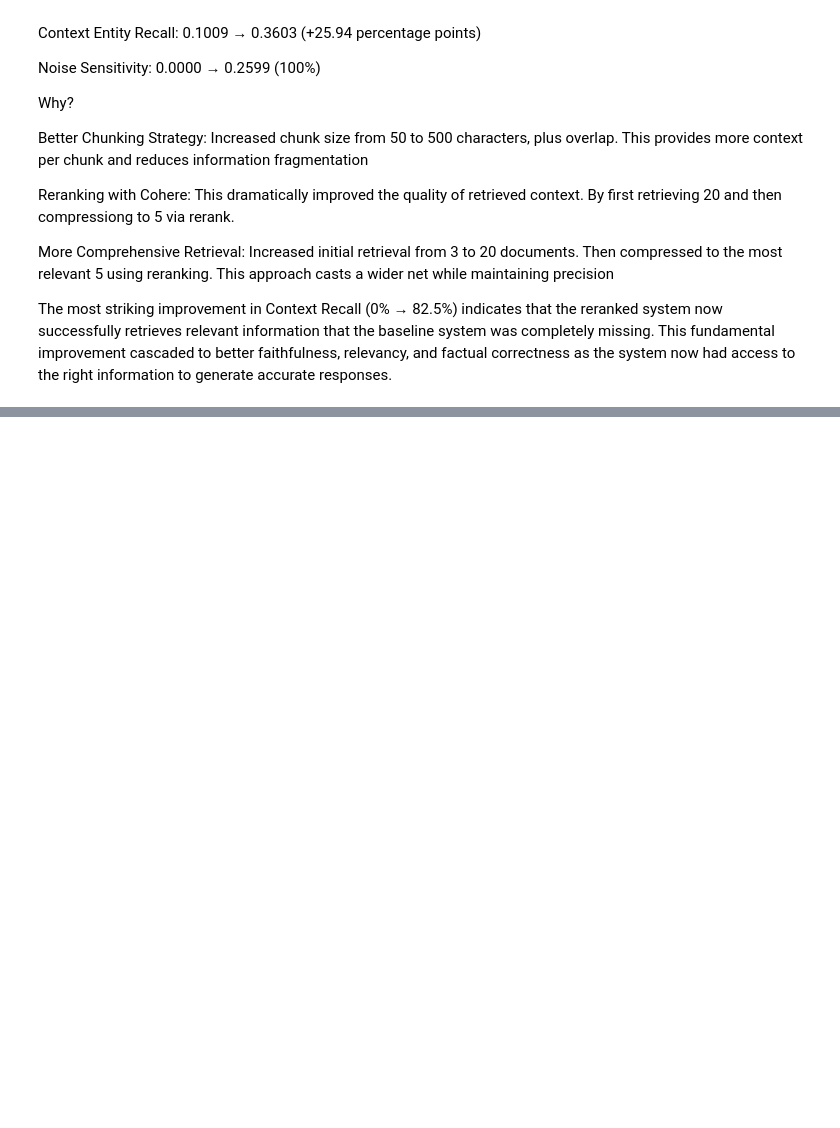
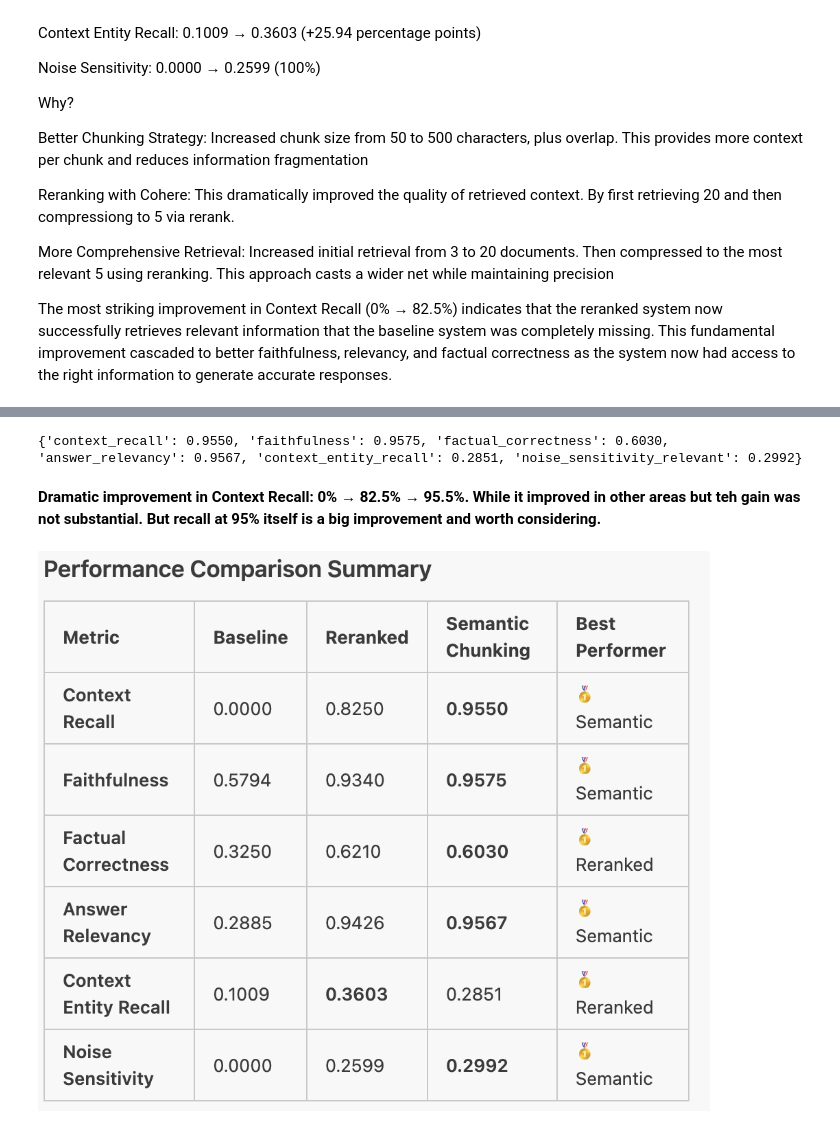
Before and after one commit to NUBYRA/AIE8, a Jupyter notebook: 08_Evaluating_RAG_With_Ragas/Evaluating_RAG_with_Ragas_(2025)_AI_Makerspace.ipynb, the cells around one changed output, grey strips where cells are left out. Saved outputs shown, nothing was run; the diff lists cells and outputs as text; code cells hidden in the pictures; blank space fills up the shorter version.

```diff
--- a/08_Evaluating_RAG_With_Ragas/Evaluating_RAG_with_Ragas_(2025)_AI_Makerspace.ipynb
+++ b/08_Evaluating_RAG_With_Ragas/Evaluating_RAG_with_Ragas_(2025)_AI_Makerspace.ipynb
@@ -475,0 +586,25 @@ The most striking improvement in Context Recall (0% → 82.5%) indicates that th
+# %%
+from ragas import evaluate,  RunConfig
+from ragas.metrics import LLMContextRecall, Faithfulness, FactualCorrectness, ResponseRelevancy, ContextEntityRecall, NoiseSensitivity
+from ragas.llms import LangchainLLMWrapper
+
+evaluator_llm = LangchainLLMWrapper(ChatOpenAI(model="gpt-4.1-mini"))
+custom_run_config = RunConfig(timeout=360)
+
+rerank_result = evaluate(
+    dataset=rerank_semantic_dataset,
+    metrics=[LLMContextRecall(), Faithfulness(), FactualCorrectness(), ResponseRelevancy(), ContextEntityRecall(), NoiseSensitivity()],
+    llm=evaluator_llm,
+    run_config=custom_run_config
+)
+rerank_result
+# %% [output]
+{'context_recall': 0.9550, 'faithfulness': 0.9575, 'factual_correctness': 0.6030, 'answer_relevancy': 0.9567, 'context_entity_recall': 0.2851, 'noise_sensitivity_relevant': 0.2992}
+# %% [markdown]
+**Dramatic improvement in Context Recall: 0% → 82.5% → 95.5%. While it improved in other areas but teh gain was not substantial. But recall at 95% itself is a big improvement and worth considering.**
+# %%
+from IPython.display import Image, display
+
+display(Image('data/performance.png'))
+# %% [output]
+[figure, added]
```
Also changed, not shown: parts of 13 cells of this notebook, 4 other files.
